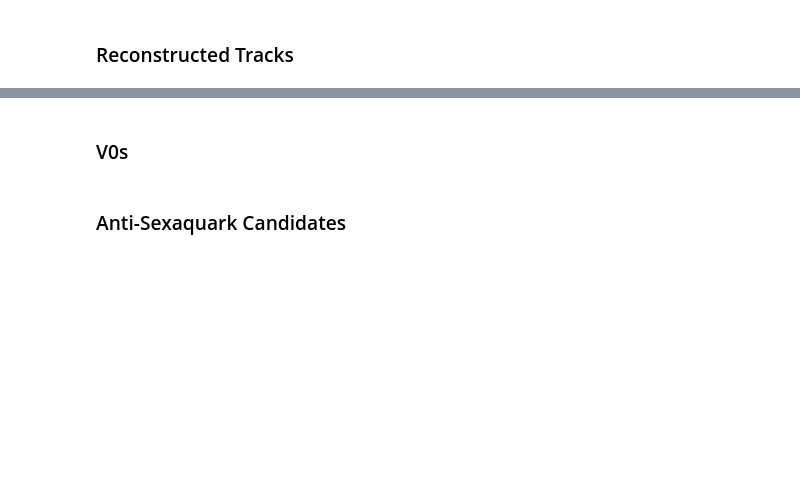
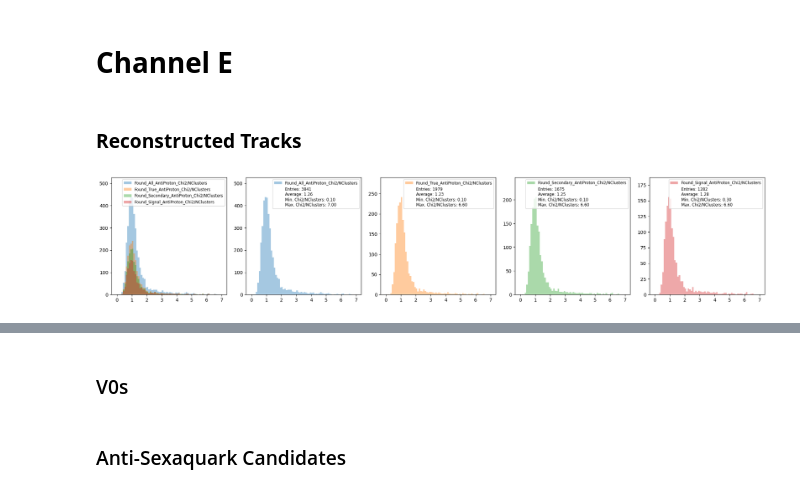
Before and after one commit to HD-ALICE-Sexaquark/analysis, a Jupyter notebook: jupyter/ChannelE.ipynb, the cells around one changed output, grey strips where cells are left out. Cells and saved outputs as stored; diff of their text form; code cells hidden in the pictures; blank space fills up the shorter version.

```diff
--- a/jupyter/ChannelE.ipynb
+++ b/jupyter/ChannelE.ipynb
@@ -1 +1,3 @@
+# %% [markdown]
+# **Channel E**
 # %%
@@ -5,15 +15,10 @@ import matplotlib.pyplot as plt
 # %%
 # open a root file and make an array of all TH1F within a TList
-# filename = "../sexaquark/test_sig/AnalysisResults_E1.8_297595_001_kalmanV0s.root"
-# filename = "../sexaquark/test_sig/AnalysisResults_E1.8_kalmanV0s.root"
-filename = "../sexaquark/test_sig_parallel/AnalysisResults_merged.root"
+filename = "../sexaquark/output_sig_parallel/E1.8/E18.root"
 file = uproot.open(filename)
+
 histograms = file["Hists/"]
-
-# map names to histograms
 hist_dict = {hist.name: hist for hist in histograms}
-
-colors = plt.rcParams['axes.prop_cycle'].by_key()['color']
 # %%
 def plot(stage_name, particle_name, var_name):
     sets = []
@@ -27,7 +32,7 @@ def plot(stage_name, particle_name, var_name):
     plt.subplot(1, 1 + len(sets), 1)
 
     max_y=0
-    for set_name, color in zip(sets, colors):
+    for set_name, color in zip(sets, style.colors):
         hist_name = f"{stage_name}_{set_name}_{particle_name}_{var_name}"
         values, edges = hist_dict[hist_name].to_numpy()
 
@@ -40,7 +45,7 @@ def plot(stage_name, particle_name, var_name):
     plt.legend(fontsize='small')
 
     # part 2: one plot per histogram
-    for i, set_name, color in zip(range(1, 1 + len(sets)), sets, colors):
+    for i, set_name, color in zip(range(1, 1 + len(sets)), sets, style.colors):
         hist_name = f"{stage_name}_{set_name}_{particle_name}_{var_name}"
         values, edges = hist_dict[hist_name].to_numpy()
         plt.subplot(1, 1 + len(sets), i + 1)
@@ -66,19 +71,20 @@ def plot(stage_name, particle_name, var_name):
 
     plt.show()
 # %% [markdown]
-### Reconstructed Tracks
+### **Reconstructed Tracks**
 # %%
 plot("Found", "AntiProton", "Pt")
 plot("Found", "AntiProton", "Pz")
 plot("Found", "AntiProton", "Eta")
 plot("Found", "AntiProton", "DCAwrtPV")
 plot("Found", "AntiProton", "NTPCClusters")
 plot("Found", "AntiProton", "Chi2/NClusters")
 plot("Found", "AntiProton", "NSigmaProton")
 plot("Found", "AntiProton", "NSigmaKaon")
 plot("Found", "AntiProton", "NSigmaPion")
 plot("Found", "AntiProton", "Status")
-plot("Found", "AntiProton", "GoldenChi2")
+# %% [output]
+[figure, added]
 # %%
 plot("Found", "PosKaon", "Pt")
 plot("Found", "PosKaon", "Pz")
```
Also changed, not shown: parts of 4 cells of this notebook, 1 other file.
